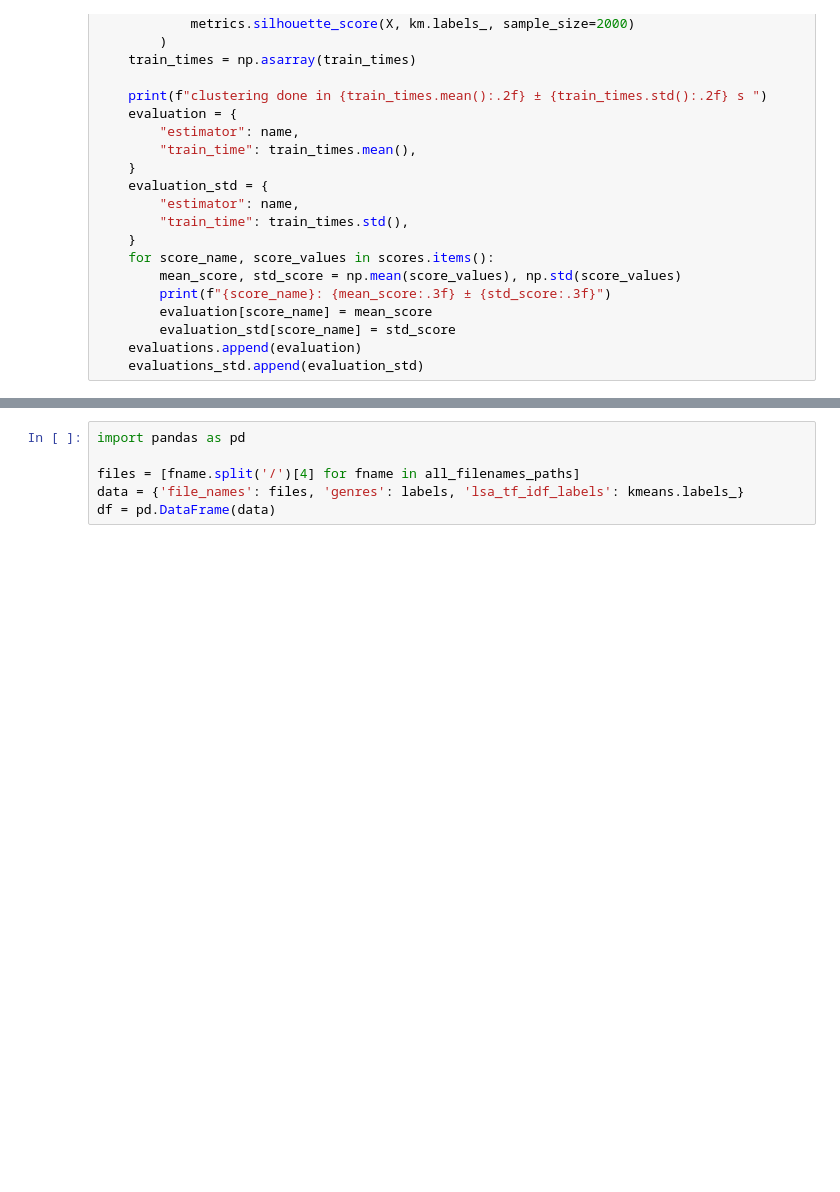
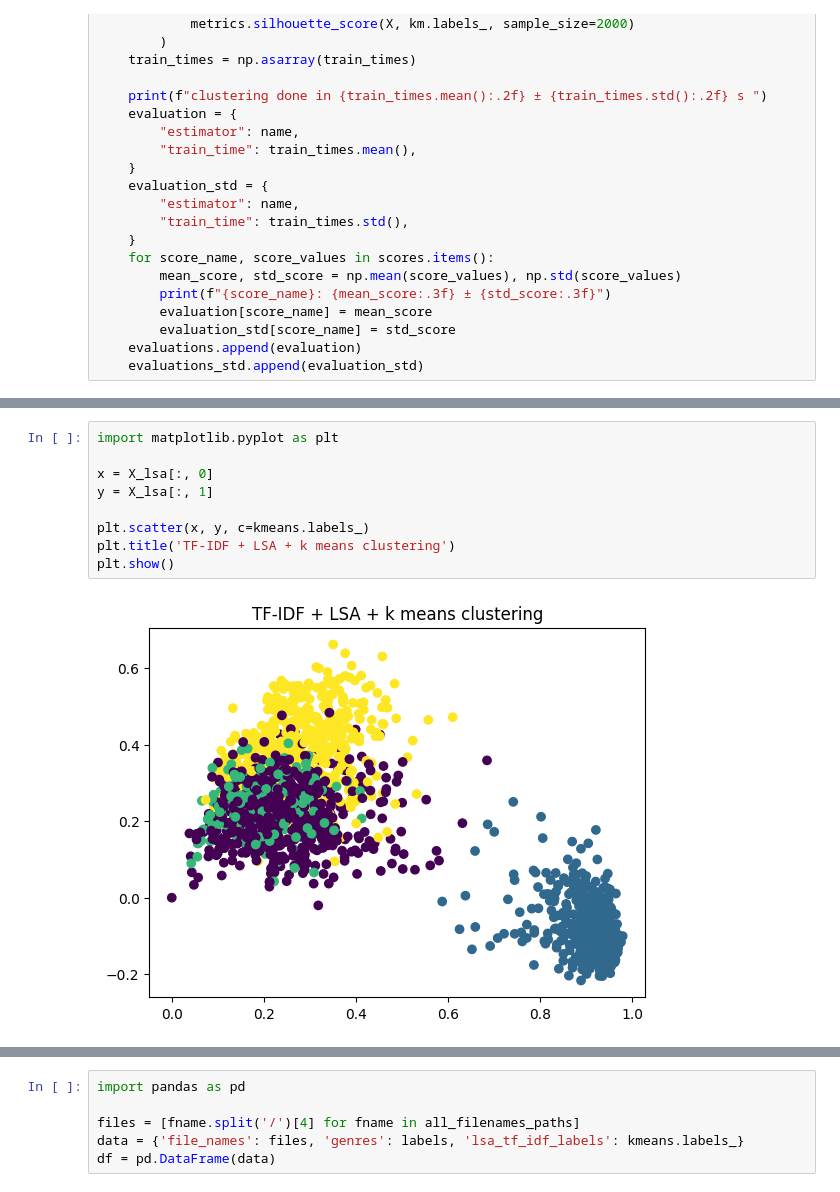
Before and after one commit to vpozdnyakov/literary_genre_identifier, a Jupyter notebook: notebooks/tfidf.ipynb, the cells around one changed output, grey strips where cells are left out. Cells and saved outputs as stored; diff of their text form; blank space fills up the shorter version.

```diff
--- a/notebooks/tfidf.ipynb
+++ b/notebooks/tfidf.ipynb
@@ -157,0 +164,11 @@ array([0, 2, 2, ..., 1, 1, 1], dtype=int32)
+# %%
+import matplotlib.pyplot as plt
+
+x = X_lsa[:, 0]
+y = X_lsa[:, 1]
+
+plt.scatter(x, y, c=kmeans.labels_)
+plt.title('TF-IDF + LSA + k means clustering')
+plt.show()
+# %% [output]
+[figure, added]
```
Also changed, not shown: parts of 16 cells of this notebook, 3 other files.
